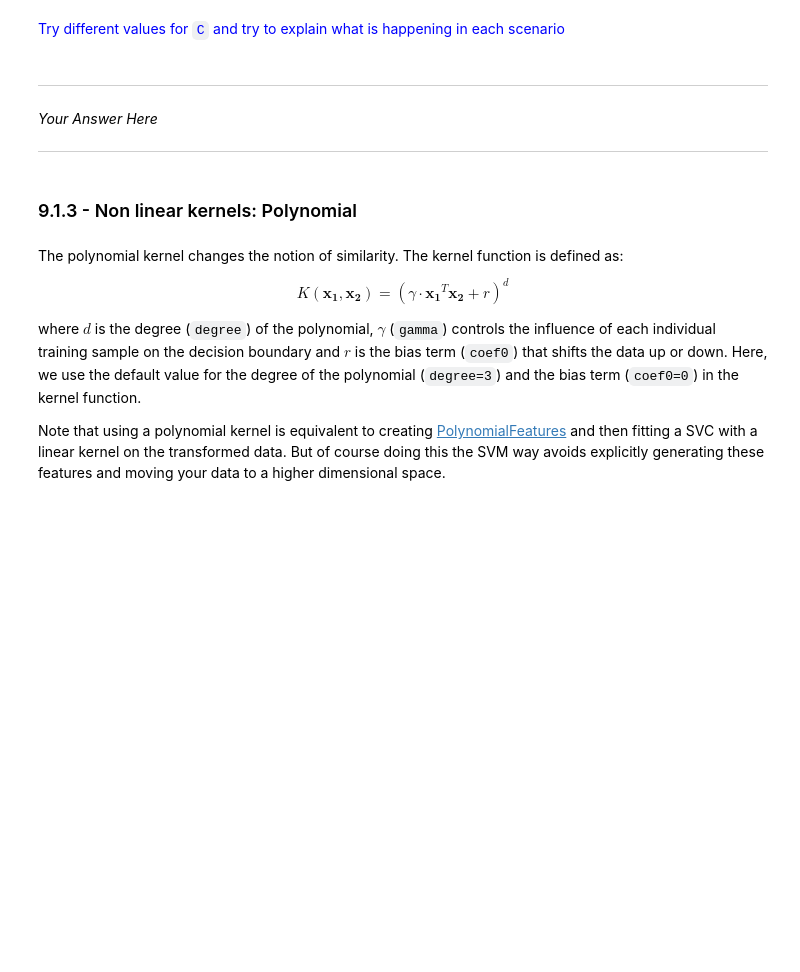
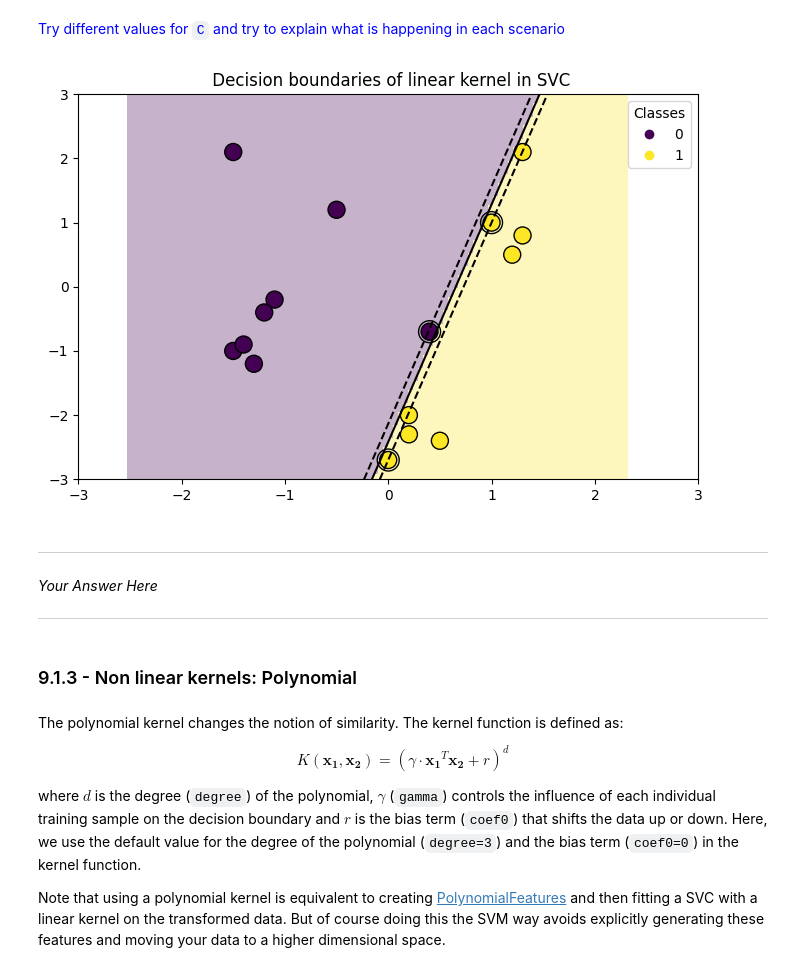
Before and after one commit to Pikurrot/ml-problems-uab, a Jupyter notebook: Session 9 - SVMs/P9_SVM.ipynb, the cells around one changed output. Cells and saved outputs as stored; diff of their text form; code cells hidden in the pictures; blank space fills up the shorter version.

```diff
--- a/Session 9 - SVMs/P9_SVM.ipynb
+++ b/Session 9 - SVMs/P9_SVM.ipynb
@@ -205,6 +205,9 @@ plot_training_data_with_decision_boundary("linear")
 <font color=blue>Try different values for `C` and try to explain what is happening in each scenario</font>
 # %%
 # Your Code Here
+plot_training_data_with_decision_boundary("linear", C=100)
+# %% [output]
+[figure, added]
 # %% [markdown]
 ---
 
```
Also changed, not shown: parts of 40 cells of this notebook.
